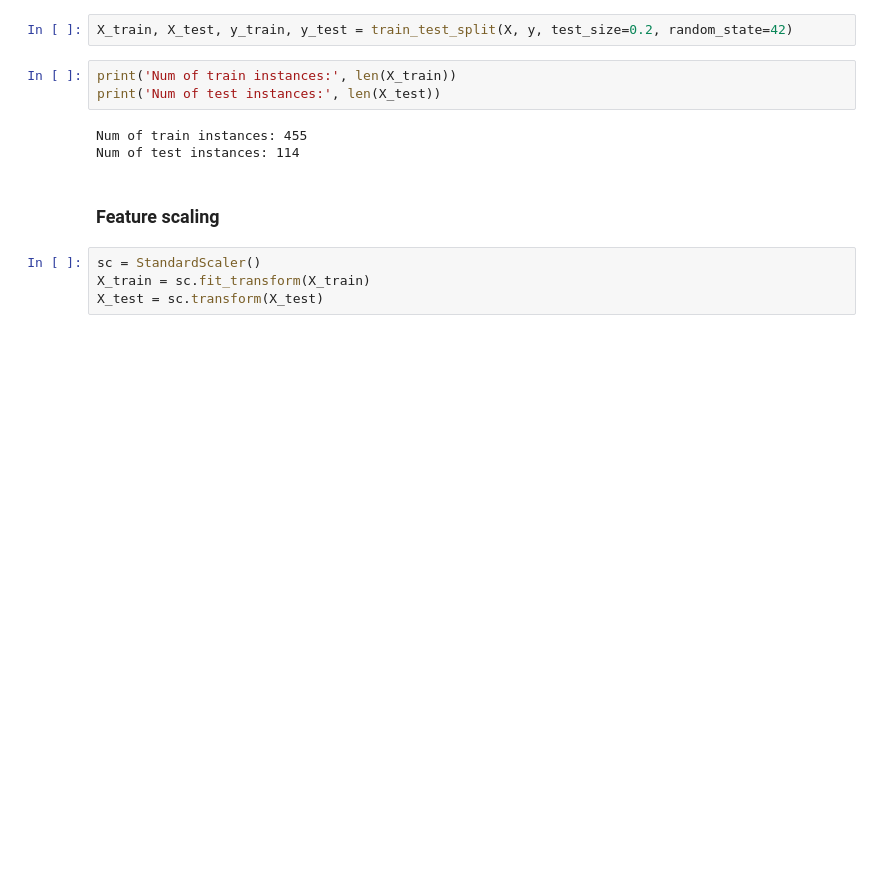
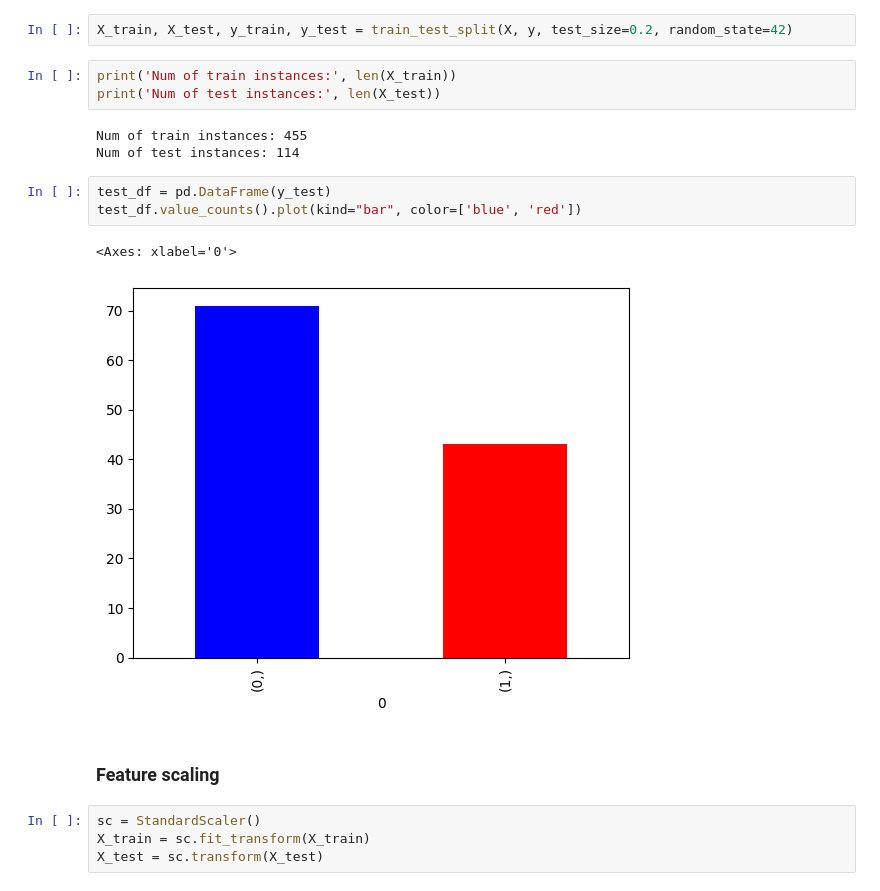
Before and after one commit to nikolavukotic/MachineLearning-ANNs, a Jupyter notebook: breast-cancer-classification-anns.ipynb, the cells around one changed output. Drawn from its saved outputs; the diff is of its cells as text; blank space fills up the shorter version.

```diff
--- a/breast-cancer-classification-anns.ipynb
+++ b/breast-cancer-classification-anns.ipynb
@@ -217,6 +218,12 @@ print('Num of test instances:', len(X_test))
 # %% [output]
 Num of train instances: 455
 Num of test instances: 114
+# %%
+test_df = pd.DataFrame(y_test)
+test_df.value_counts().plot(kind="bar", color=['blue', 'red'])
+# %% [output]
+<Axes: xlabel='0'>
+[figure, added]
 # %% [markdown]
 ### Feature scaling
 # %%
```
Also changed, not shown: parts of 104 cells of this notebook.
